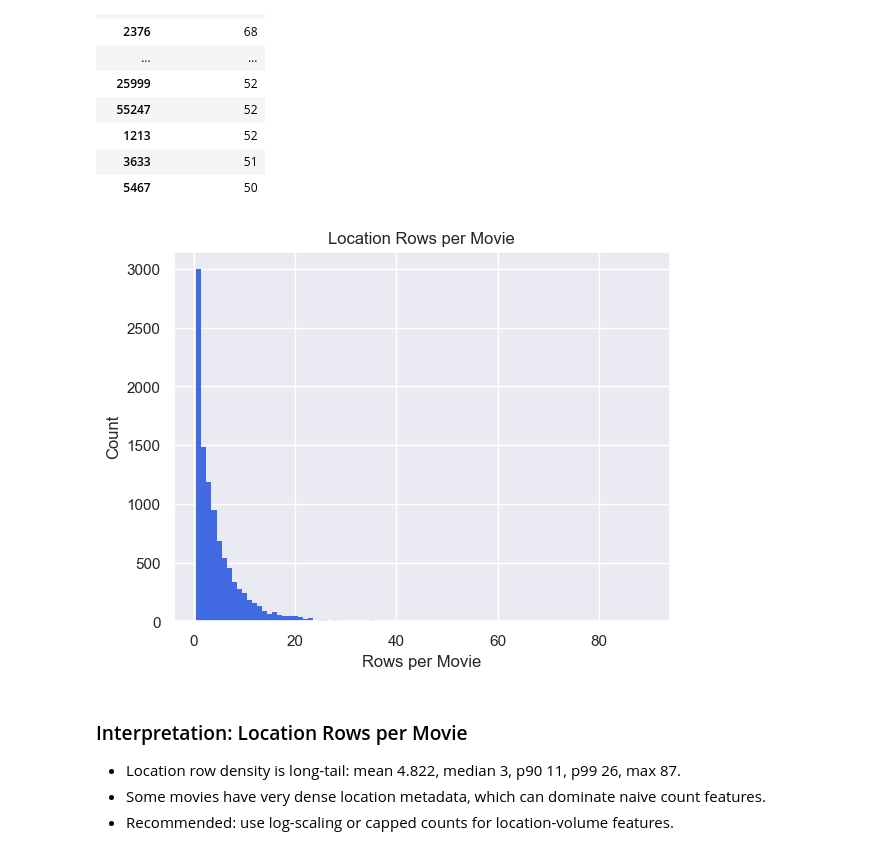
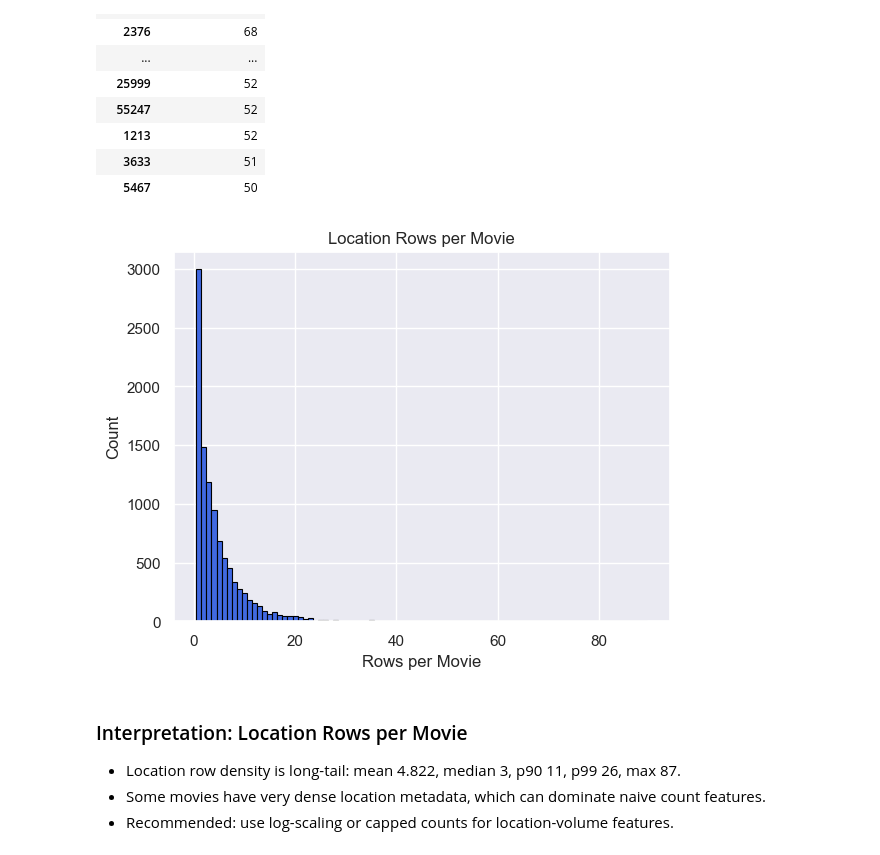
Before and after one commit to Mateusz1645/explainable-recsys, a Jupyter notebook: notebooks/01_eda.ipynb, the cells around one changed output. Saved outputs shown, nothing was run; the diff lists cells and outputs as text; code cells hidden in the pictures.

```diff
--- a/notebooks/01_eda.ipynb
+++ b/notebooks/01_eda.ipynb
@@ -1134,18 +1167,19 @@ Top movies by location rows:
 | 5467 | 50 |
 # %%
 LOCATION_ROWS_PER_MOVIE_BINS = np.arange(0.5, 90.5, 1.0).tolist()
-
 plt.hist(
     location_rows_per_movie["distribution"],
     bins=LOCATION_ROWS_PER_MOVIE_BINS,
     color=PRIMARY_COLOR,
+    edgecolor="black",
+    linewidth=0.8,
 )
 plt.title("Location Rows per Movie")
 plt.xlabel("Rows per Movie")
 plt.ylabel("Count")
 plt.show()
 # %% [output]
-[figure, old version]
+[figure, new version]
 # %% [markdown]
 ### Interpretation: Location Rows per Movie
 - Location row density is long-tail: mean 4.822, median 3, p90 11, p99 26, max 87.
```
Also changed, not shown: parts of 78 cells of this notebook, 6 other files.
